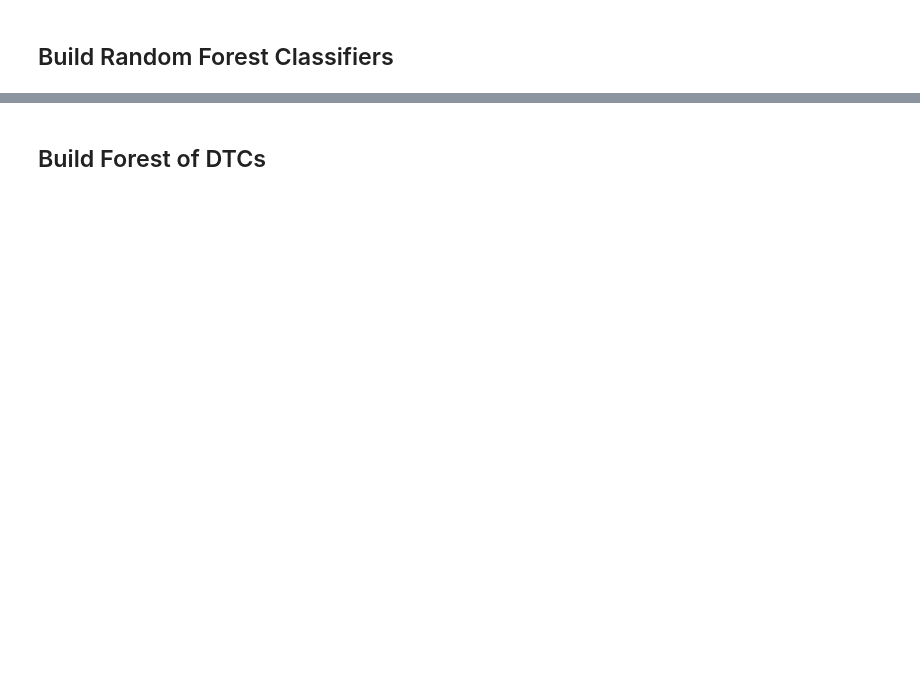
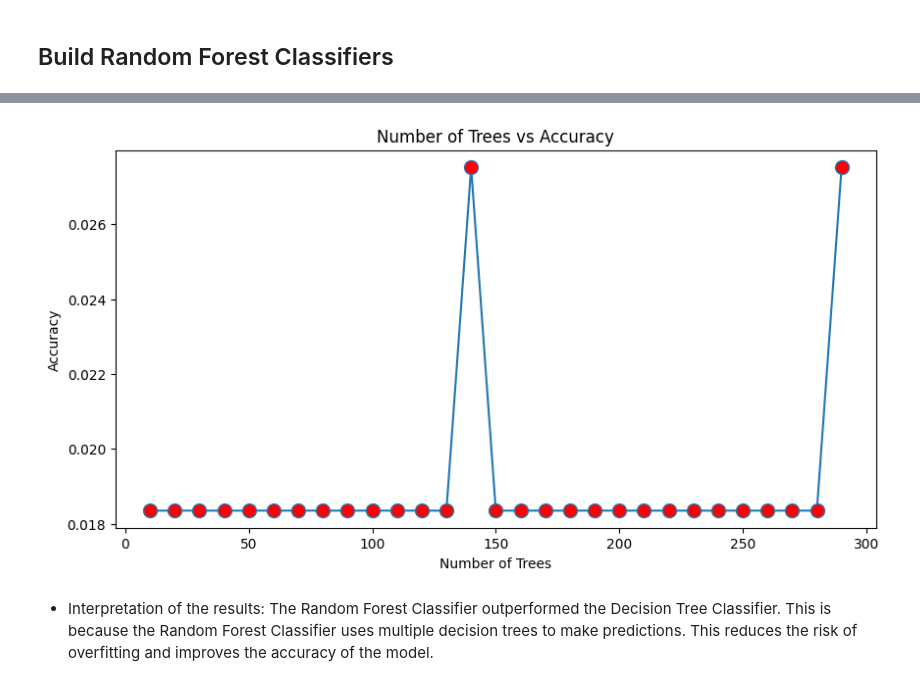
Before and after one commit to sgmalik/ML-Final-Project, a Jupyter notebook: main.ipynb, the cells around one changed output, grey strips where cells are left out. Saved outputs shown, nothing was run; the diff lists cells and outputs as text; code cells hidden in the pictures; blank space fills up the shorter version.

```diff
--- a/main.ipynb
+++ b/main.ipynb
@@ -393,7 +414,13 @@ for i in range(10, 300, 10): #iterate through different sizes of trees
 # %%
-plt.plot(range(10, 300, 10), scores)
-plt.ylabel("Accuracy")
-plt.xlabel("Number of n_estimators")
+# Visualize the results
+plt.figure(figsize=(10, 5))
+plt.plot(range(10, 300, 10), scores, marker='o', markerfacecolor='red', markersize=10)
+plt.xlabel('Number of Trees')
+plt.ylabel('Accuracy')
+plt.title('Number of Trees vs Accuracy')
 plt.show()
+# %% [output]
+[figure, added]
-# %% [markdown]
-## Build Forest of DTCs
+# %% [markdown]
+* Interpretation of the results:
+The Random Forest Classifier outperformed the Decision Tree Classifier. This is because the Random Forest Classifier uses multiple decision trees to make predictions. This reduces the risk of overfitting and improves the accuracy of the model.
```
Also changed, not shown: parts of 9 cells of this notebook.
